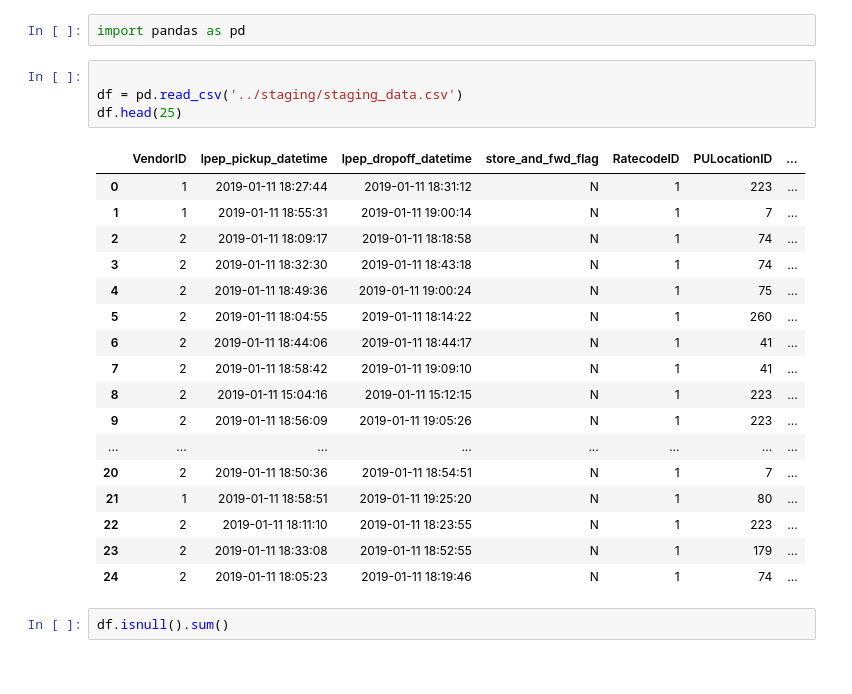
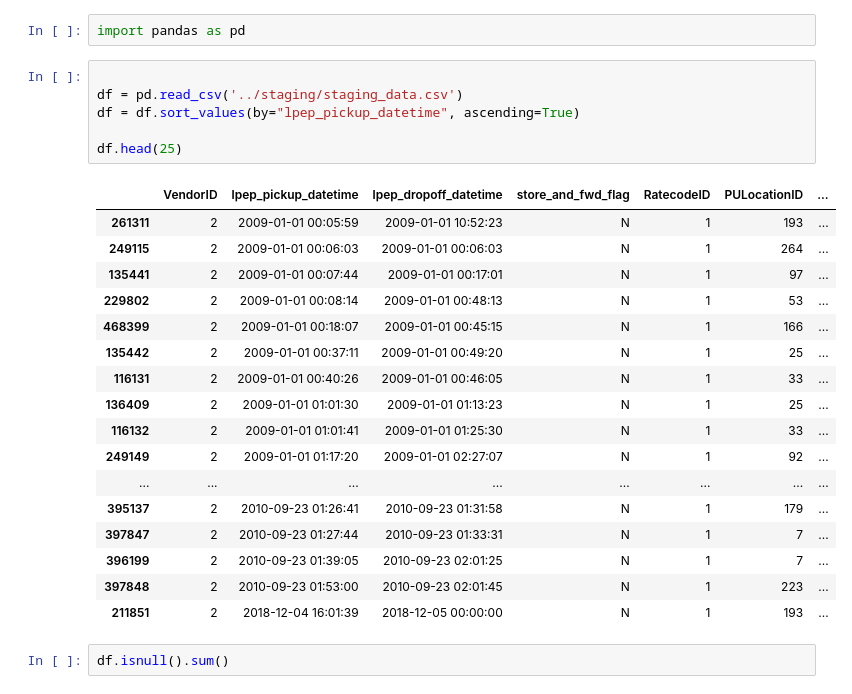
Before and after one commit to dimasadimo/DE03-Capstone-Project-taxi-pipeline, a Jupyter notebook: src/analysis_data.ipynb, the cells around one changed output. Saved outputs shown, nothing was run; the diff lists cells and outputs as text.

```diff
--- a/src/analysis_data.ipynb
+++ b/src/analysis_data.ipynb
@@ -3,25 +3,27 @@ import pandas as pd
 # %%
 
 df = pd.read_csv('../staging/staging_data.csv')
+df = df.sort_values(by="lpep_pickup_datetime", ascending=True)
+
 df.head(25)
 # %% [output]
 |  | VendorID | lpep_pickup_datetime | lpep_dropoff_datetime | store_and_fwd_flag | RatecodeID | PULocationID | ... |
-| 0 | 1 | 2019-01-11 18:27:44 | 2019-01-11 18:31:12 | N | 1 | 223 | ... |
-| 1 | 1 | 2019-01-11 18:55:31 | 2019-01-11 19:00:14 | N | 1 | 7 | ... |
-| 2 | 2 | 2019-01-11 18:09:17 | 2019-01-11 18:18:58 | N | 1 | 74 | ... |
-| 3 | 2 | 2019-01-11 18:32:30 | 2019-01-11 18:43:18 | N | 1 | 74 | ... |
-| 4 | 2 | 2019-01-11 18:49:36 | 2019-01-11 19:00:24 | N | 1 | 75 | ... |
-| 5 | 2 | 2019-01-11 18:04:55 | 2019-01-11 18:14:22 | N | 1 | 260 | ... |
-| 6 | 2 | 2019-01-11 18:44:06 | 2019-01-11 18:44:17 | N | 1 | 41 | ... |
-| 7 | 2 | 2019-01-11 18:58:42 | 2019-01-11 19:09:10 | N | 1 | 41 | ... |
-| 8 | 2 | 2019-01-11 15:04:16 | 2019-01-11 15:12:15 | N | 1 | 223 | ... |
-| 9 | 2 | 2019-01-11 18:56:09 | 2019-01-11 19:05:26 | N | 1 | 223 | ... |
+| 261311 | 2 | 2009-01-01 00:05:59 | 2009-01-01 10:52:23 | N | 1 | 193 | ... |
+| 249115 | 2 | 2009-01-01 00:06:03 | 2009-01-01 00:06:03 | N | 1 | 264 | ... |
+| 135441 | 2 | 2009-01-01 00:07:44 | 2009-01-01 00:17:01 | N | 1 | 97 | ... |
+| 229802 | 2 | 2009-01-01 00:08:14 | 2009-01-01 00:48:13 | N | 1 | 53 | ... |
+| 468399 | 2 | 2009-01-01 00:18:07 | 2009-01-01 00:45:15 | N | 1 | 166 | ... |
+| 135442 | 2 | 2009-01-01 00:37:11 | 2009-01-01 00:49:20 | N | 1 | 25 | ... |
+| 116131 | 2 | 2009-01-01 00:40:26 | 2009-01-01 00:46:05 | N | 1 | 33 | ... |
+| 136409 | 2 | 2009-01-01 01:01:30 | 2009-01-01 01:13:23 | N | 1 | 25 | ... |
+| 116132 | 2 | 2009-01-01 01:01:41 | 2009-01-01 01:25:30 | N | 1 | 33 | ... |
+| 249149 | 2 | 2009-01-01 01:17:20 | 2009-01-01 02:27:07 | N | 1 | 92 | ... |
 | ... | ... | ... | ... | ... | ... | ... | ... |
-| 20 | 2 | 2019-01-11 18:50:36 | 2019-01-11 18:54:51 | N | 1 | 7 | ... |
-| 21 | 1 | 2019-01-11 18:58:51 | 2019-01-11 19:25:20 | N | 1 | 80 | ... |
-| 22 | 2 | 2019-01-11 18:11:10 | 2019-01-11 18:23:55 | N | 1 | 223 | ... |
-| 23 | 2 | 2019-01-11 18:33:08 | 2019-01-11 18:52:55 | N | 1 | 179 | ... |
-| 24 | 2 | 2019-01-11 18:05:23 | 2019-01-11 18:19:46 | N | 1 | 74 | ... |
+| 395137 | 2 | 2010-09-23 01:26:41 | 2010-09-23 01:31:58 | N | 1 | 179 | ... |
+| 397847 | 2 | 2010-09-23 01:27:44 | 2010-09-23 01:33:31 | N | 1 | 7 | ... |
+| 396199 | 2 | 2010-09-23 01:39:05 | 2010-09-23 02:01:25 | N | 1 | 7 | ... |
+| 397848 | 2 | 2010-09-23 01:53:00 | 2010-09-23 02:01:45 | N | 1 | 223 | ... |
+| 211851 | 2 | 2018-12-04 16:01:39 | 2018-12-05 00:00:00 | N | 1 | 193 | ... |
 # %%
 df.isnull().sum()
 # %% [output]
```
Also changed, not shown: parts of 6 cells of this notebook, 7 other files.
